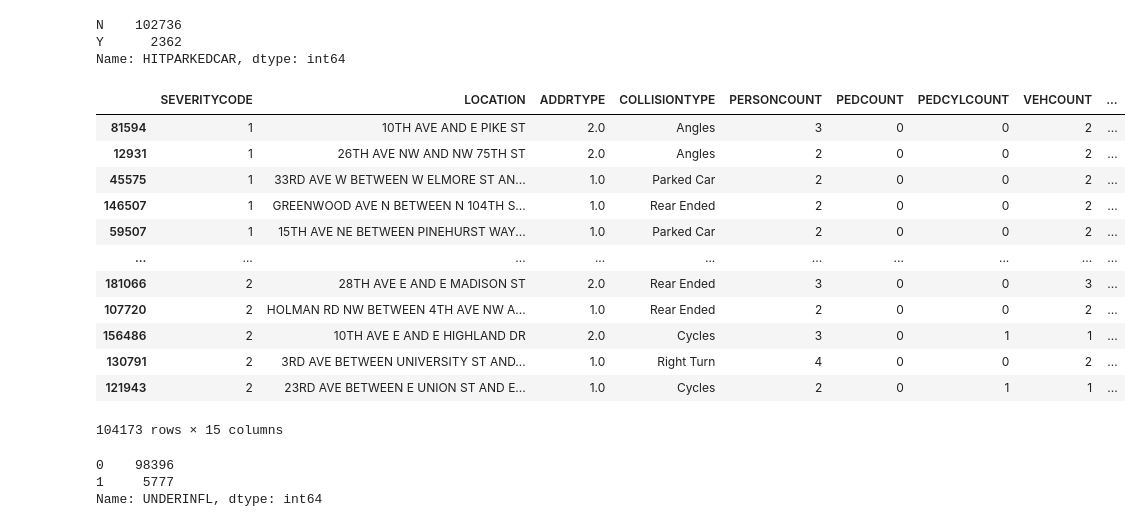
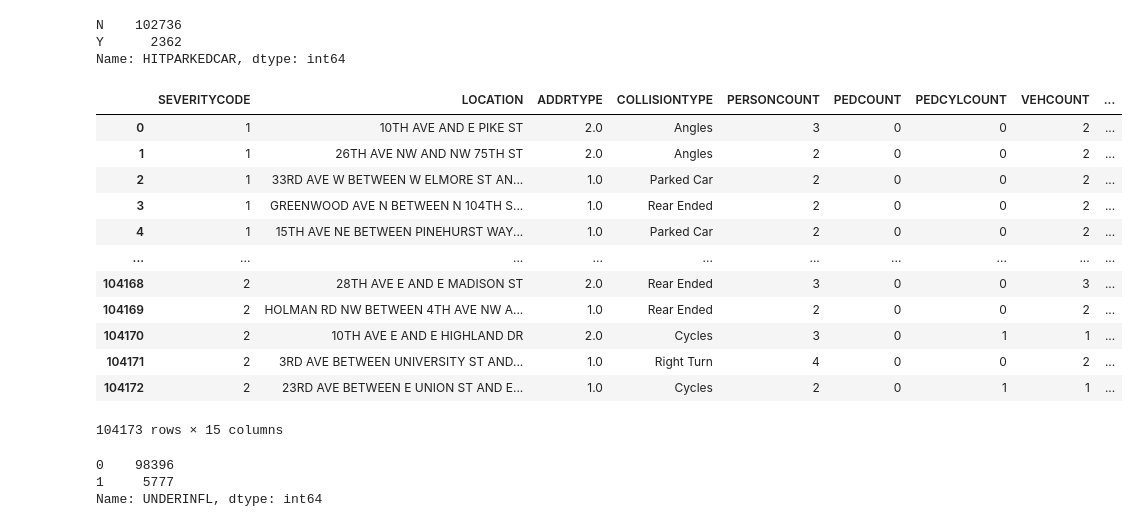
Before and after one commit to soleilvertZZ/Coursera_Capstone, a Jupyter notebook: Car Accident Prediction-final.ipynb, the cells around one changed output. Drawn from its saved outputs; the diff is of its cells as text; code cells hidden in the pictures.

```diff
--- a/Notebook/Car Accident Prediction-final.ipynb
+++ b/Car Accident Prediction-final.ipynb
@@ -448,20 +448,21 @@ df2['UNDERINFL'].replace(to_replace=['N','0','Y','1'],value=[0,0,1,1],inplace=Tr
 df2['HITPARKEDCAR'].replace(to_replace=['N','Y'],value=[0,1],inplace=True)
 # %%
 df2=df2.dropna(how='any')
+df2.reset_index(drop=True,inplace=True)
 df2
 # %% [output]
 |  | SEVERITYCODE | LOCATION | ADDRTYPE | COLLISIONTYPE | PERSONCOUNT | PEDCOUNT | PEDCYLCOUNT | VEHCOUNT | ... |
-| 81594 | 1 | 10TH AVE AND E PIKE ST | 2.0 | Angles | 3 | 0 | 0 | 2 | ... |
-| 12931 | 1 | 26TH AVE NW AND NW 75TH ST | 2.0 | Angles | 2 | 0 | 0 | 2 | ... |
-| 45575 | 1 | 33RD AVE W BETWEEN W ELMORE ST AN... | 1.0 | Parked Car | 2 | 0 | 0 | 2 | ... |
-| 146507 | 1 | GREENWOOD AVE N BETWEEN N 104TH S... | 1.0 | Rear Ended | 2 | 0 | 0 | 2 | ... |
-| 59507 | 1 | 15TH AVE NE BETWEEN PINEHURST WAY... | 1.0 | Parked Car | 2 | 0 | 0 | 2 | ... |
+| 0 | 1 | 10TH AVE AND E PIKE ST | 2.0 | Angles | 3 | 0 | 0 | 2 | ... |
+| 1 | 1 | 26TH AVE NW AND NW 75TH ST | 2.0 | Angles | 2 | 0 | 0 | 2 | ... |
+| 2 | 1 | 33RD AVE W BETWEEN W ELMORE ST AN... | 1.0 | Parked Car | 2 | 0 | 0 | 2 | ... |
+| 3 | 1 | GREENWOOD AVE N BETWEEN N 104TH S... | 1.0 | Rear Ended | 2 | 0 | 0 | 2 | ... |
+| 4 | 1 | 15TH AVE NE BETWEEN PINEHURST WAY... | 1.0 | Parked Car | 2 | 0 | 0 | 2 | ... |
 | ... | ... | ... | ... | ... | ... | ... | ... | ... | ... |
-| 181066 | 2 | 28TH AVE E AND E MADISON ST | 2.0 | Rear Ended | 3 | 0 | 0 | 3 | ... |
-| 107720 | 2 | HOLMAN RD NW BETWEEN 4TH AVE NW A... | 1.0 | Rear Ended | 2 | 0 | 0 | 2 | ... |
-| 156486 | 2 | 10TH AVE E AND E HIGHLAND DR | 2.0 | Cycles | 3 | 0 | 1 | 1 | ... |
-| 130791 | 2 | 3RD AVE BETWEEN UNIVERSITY ST AND... | 1.0 | Right Turn | 4 | 0 | 0 | 2 | ... |
-| 121943 | 2 | 23RD AVE BETWEEN E UNION ST AND E... | 1.0 | Cycles | 2 | 0 | 1 | 1 | ... |
+| 104168 | 2 | 28TH AVE E AND E MADISON ST | 2.0 | Rear Ended | 3 | 0 | 0 | 3 | ... |
+| 104169 | 2 | HOLMAN RD NW BETWEEN 4TH AVE NW A... | 1.0 | Rear Ended | 2 | 0 | 0 | 2 | ... |
+| 104170 | 2 | 10TH AVE E AND E HIGHLAND DR | 2.0 | Cycles | 3 | 0 | 1 | 1 | ... |
+| 104171 | 2 | 3RD AVE BETWEEN UNIVERSITY ST AND... | 1.0 | Right Turn | 4 | 0 | 0 | 2 | ... |
+| 104172 | 2 | 23RD AVE BETWEEN E UNION ST AND E... | 1.0 | Cycles | 2 | 0 | 1 | 1 | ... |
 104173 rows × 15 columns
 # %%
 df2['UNDERINFL'].value_counts()
```
Also changed, not shown: parts of 2 cells of this notebook.
